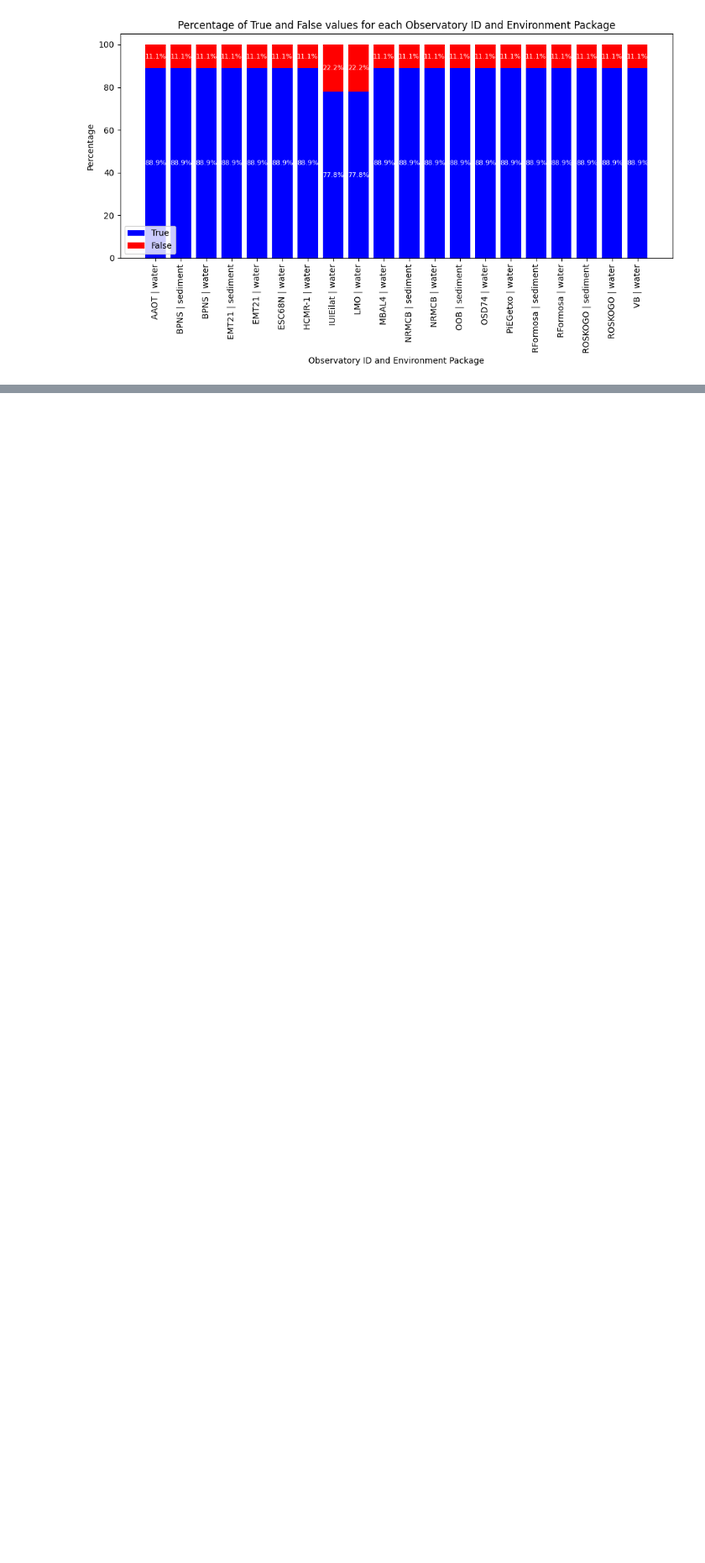
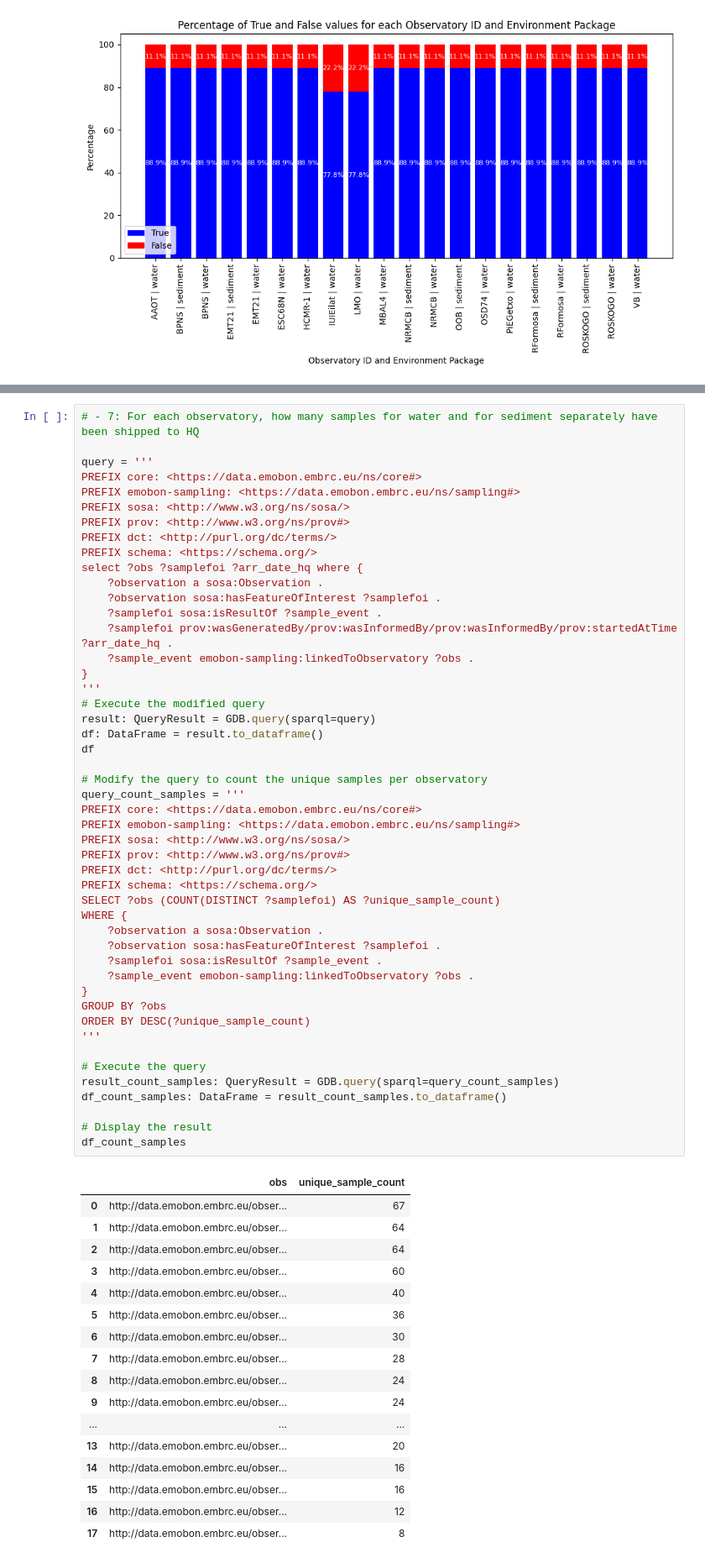
Before and after one commit to cedricdcc/demo_emobon_kgap, a Jupyter notebook: notebooks/emobon_questions_katrina.ipynb, the cells around one changed output, grey strips where cells are left out. Shown: that part at 84% size. Saved outputs shown, nothing was run; the diff lists cells and outputs as text; blank space fills up the shorter version.

```diff
--- a/notebooks/emobon_questions_katrina.ipynb
+++ b/notebooks/emobon_questions_katrina.ipynb
@@ -1066,0 +1145,66 @@ Dropdown(description='Observatory:', layout=Layout(width='50%'), options=('http:
+# %%
+# - 7: For each observatory, how many samples for water and for sediment separately have been shipped to HQ
+
+query = '''
+PREFIX core: <https://data.emobon.embrc.eu/ns/core#>
+PREFIX emobon-sampling: <https://data.emobon.embrc.eu/ns/sampling#>
+PREFIX sosa: <http://www.w3.org/ns/sosa/>
+PREFIX prov: <http://www.w3.org/ns/prov#>
+PREFIX dct: <http://purl.org/dc/terms/>
+PREFIX schema: <https://schema.org/>
+select ?obs ?samplefoi ?arr_date_hq where {
+	?observation a sosa:Observation .
+    ?observation sosa:hasFeatureOfInterest ?samplefoi .
+    ?samplefoi sosa:isResultOf ?sample_event .
+    ?samplefoi prov:wasGeneratedBy/prov:wasInformedBy/prov:wasInformedBy/prov:startedAtTime ?arr_date_hq .
+    ?sample_event emobon-sampling:linkedToObservatory ?obs .
+}
+'''
+# Execute the modified query
+result: QueryResult = GDB.query(sparql=query)
+df: DataFrame = result.to_dataframe()
+df
+
+# Modify the query to count the unique samples per observatory
+query_count_samples = '''
+PREFIX core: <https://data.emobon.embrc.eu/ns/core#>
+PREFIX emobon-sampling: <https://data.emobon.embrc.eu/ns/sampling#>
+PREFIX sosa: <http://www.w3.org/ns/sosa/>
+PREFIX prov: <http://www.w3.org/ns/prov#>
+PREFIX dct: <http://purl.org/dc/terms/>
+PREFIX schema: <https://schema.org/>
+SELECT ?obs (COUNT(DISTINCT ?samplefoi) AS ?unique_sample_count)
+WHERE {
+    ?observation a sosa:Observation .
+    ?observation sosa:hasFeatureOfInterest ?samplefoi .
+    ?samplefoi sosa:isResultOf ?sample_event .
+    ?sample_event emobon-sampling:linkedToObservatory ?obs .
+}
+GROUP BY ?obs
+ORDER BY DESC(?unique_sample_count)
+'''
+
+# Execute the query
+result_count_samples: QueryResult = GDB.query(sparql=query_count_samples)
+df_count_samples: DataFrame = result_count_samples.to_dataframe()
+
+# Display the result
+df_count_samples
+# %% [output]
+|  | obs | unique_sample_count |
+| 0 | http://data.emobon.embrc.eu/obser... | 67 |
+| 1 | http://data.emobon.embrc.eu/obser... | 64 |
+| 2 | http://data.emobon.embrc.eu/obser... | 64 |
+| 3 | http://data.emobon.embrc.eu/obser... | 60 |
+| 4 | http://data.emobon.embrc.eu/obser... | 40 |
+| 5 | http://data.emobon.embrc.eu/obser... | 36 |
+| 6 | http://data.emobon.embrc.eu/obser... | 30 |
+| 7 | http://data.emobon.embrc.eu/obser... | 28 |
+| 8 | http://data.emobon.embrc.eu/obser... | 24 |
+| 9 | http://data.emobon.embrc.eu/obser... | 24 |
+| ... | ... | ... |
+| 13 | http://data.emobon.embrc.eu/obser... | 20 |
+| 14 | http://data.emobon.embrc.eu/obser... | 16 |
+| 15 | http://data.emobon.embrc.eu/obser... | 16 |
+| 16 | http://data.emobon.embrc.eu/obser... | 12 |
+| 17 | http://data.emobon.embrc.eu/obser... | 8 |
```
Also changed, not shown: parts of 7 cells of this notebook.
